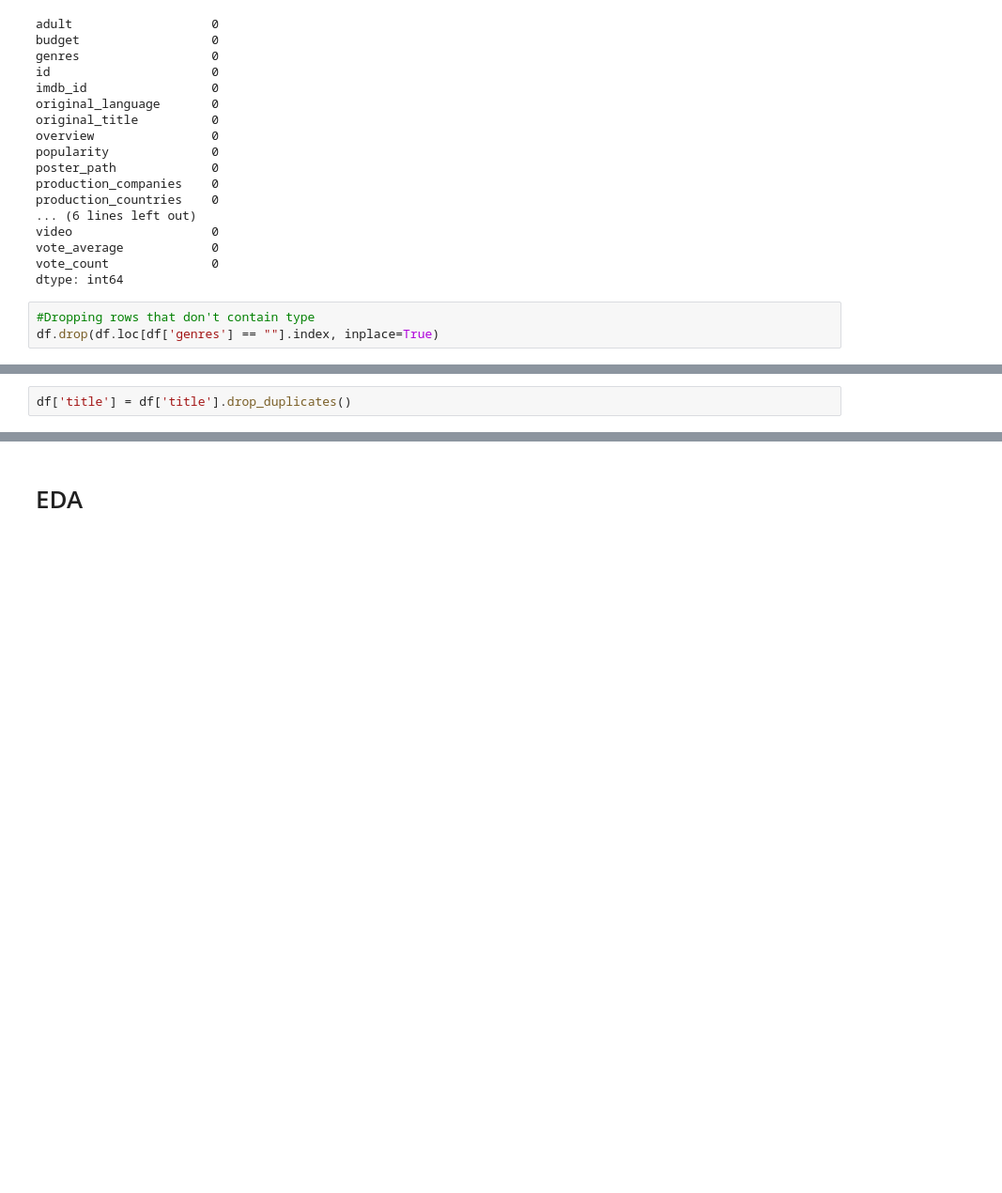
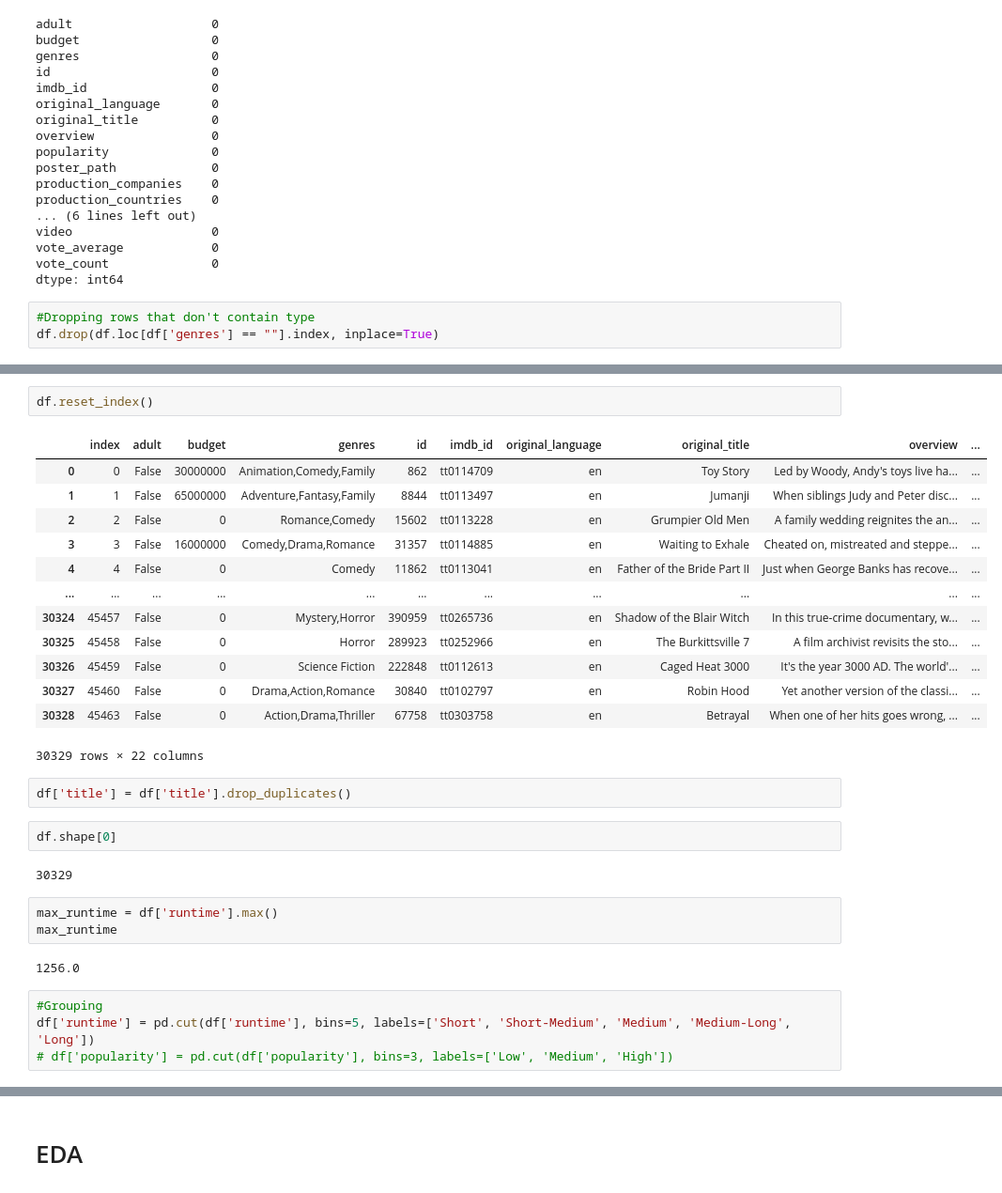
Before and after one commit to salenewOrld/netflix-movies-suggestion, a Jupyter notebook: Final/Untitled3.ipynb, the cells around one changed output, grey strips where cells are left out. Shown at 94% size. Cells and saved outputs as stored; diff of their text form; blank space fills up the shorter version.

```diff
--- a/Final/Untitled3.ipynb
+++ b/Final/Untitled3.ipynb
@@ -421,2 +385,31 @@ df
+# %%
+df.reset_index()
+# %% [output]
+|  | index | adult | budget | genres | id | imdb_id | original_language | original_title | overview | ... |
+| 0 | 0 | False | 30000000 | Animation,Comedy,Family | 862 | tt0114709 | en | Toy Story | Led by Woody, Andy's toys live ha... | ... |
+| 1 | 1 | False | 65000000 | Adventure,Fantasy,Family | 8844 | tt0113497 | en | Jumanji | When siblings Judy and Peter disc... | ... |
+| 2 | 2 | False | 0 | Romance,Comedy | 15602 | tt0113228 | en | Grumpier Old Men | A family wedding reignites the an... | ... |
+| 3 | 3 | False | 16000000 | Comedy,Drama,Romance | 31357 | tt0114885 | en | Waiting to Exhale | Cheated on, mistreated and steppe... | ... |
+| 4 | 4 | False | 0 | Comedy | 11862 | tt0113041 | en | Father of the Bride Part II | Just when George Banks has recove... | ... |
+| ... | ... | ... | ... | ... | ... | ... | ... | ... | ... | ... |
+| 30324 | 45457 | False | 0 | Mystery,Horror | 390959 | tt0265736 | en | Shadow of the Blair Witch | In this true-crime documentary, w... | ... |
+| 30325 | 45458 | False | 0 | Horror | 289923 | tt0252966 | en | The Burkittsville 7 | A film archivist revisits the sto... | ... |
+| 30326 | 45459 | False | 0 | Science Fiction | 222848 | tt0112613 | en | Caged Heat 3000 | It's the year 3000 AD. The world'... | ... |
+| 30327 | 45460 | False | 0 | Drama,Action,Romance | 30840 | tt0102797 | en | Robin Hood | Yet another version of the classi... | ... |
+| 30328 | 45463 | False | 0 | Action,Drama,Thriller | 67758 | tt0303758 | en | Betrayal | When one of her hits goes wrong, ... | ... |
+30329 rows × 22 columns
 # %%
 df['title'] = df['title'].drop_duplicates()
+# %%
+df.shape[0]
+# %% [output]
+30329
+# %%
+max_runtime = df['runtime'].max()
+max_runtime
+# %% [output]
+1256.0
+# %%
+#Grouping
+df['runtime'] = pd.cut(df['runtime'], bins=5, labels=['Short', 'Short-Medium', 'Medium', 'Medium-Long', 'Long'])
+# df['popularity'] = pd.cut(df['popularity'], bins=3, labels=['Low', 'Medium', 'High'])
```
Also changed, not shown: parts of 20 cells of this notebook, 1 other file.
